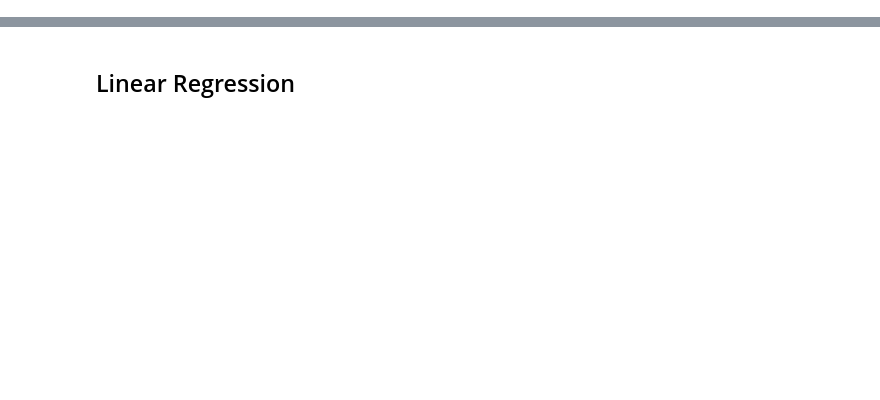
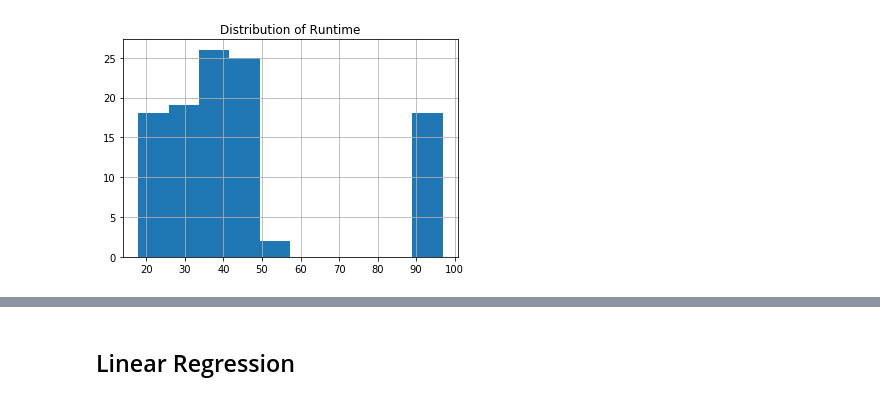
Before and after one commit to ajmal017/spark-jvm-ml, a Jupyter notebook: ml_models.ipynb, the cells around one changed output, grey strips where cells are left out. Cells and saved outputs as stored; diff of their text form; code cells hidden in the pictures; blank space fills up the shorter version.

```diff
--- a/ml_models.ipynb
+++ b/ml_models.ipynb
@@ -14,0 +91,6 @@ Assume X has only 1 categorical variable (GC Algorithm) and it only has 2 classe
+# %%
+all_df.time.hist()
+plt.title("Distribution of Runtime")
+plt.show()
+# %% [output]
+[figure, added]
```
Also changed, not shown: parts of 45 cells of this notebook, 10 other files.
